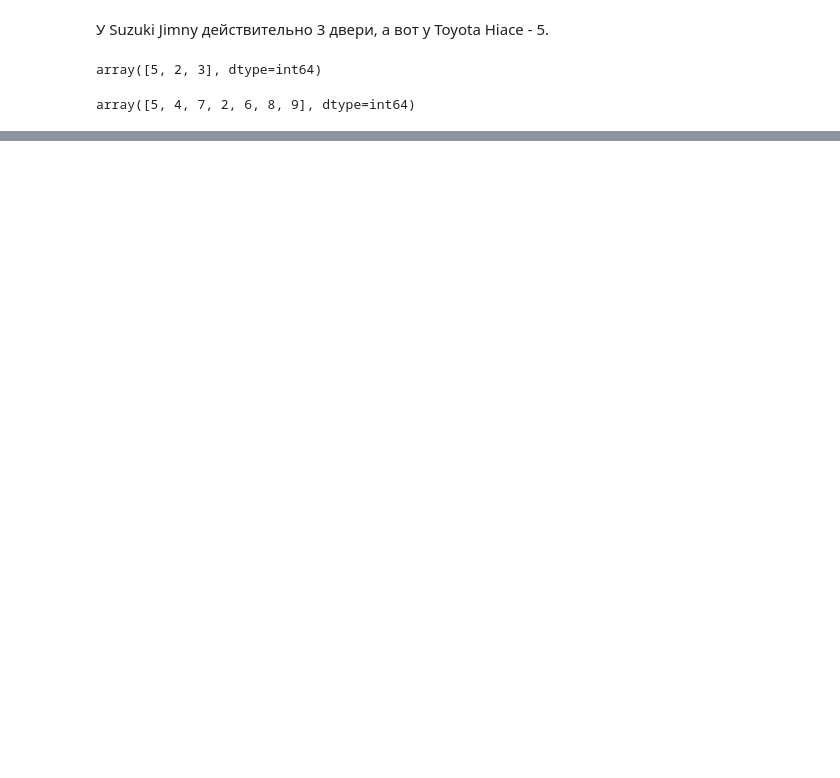
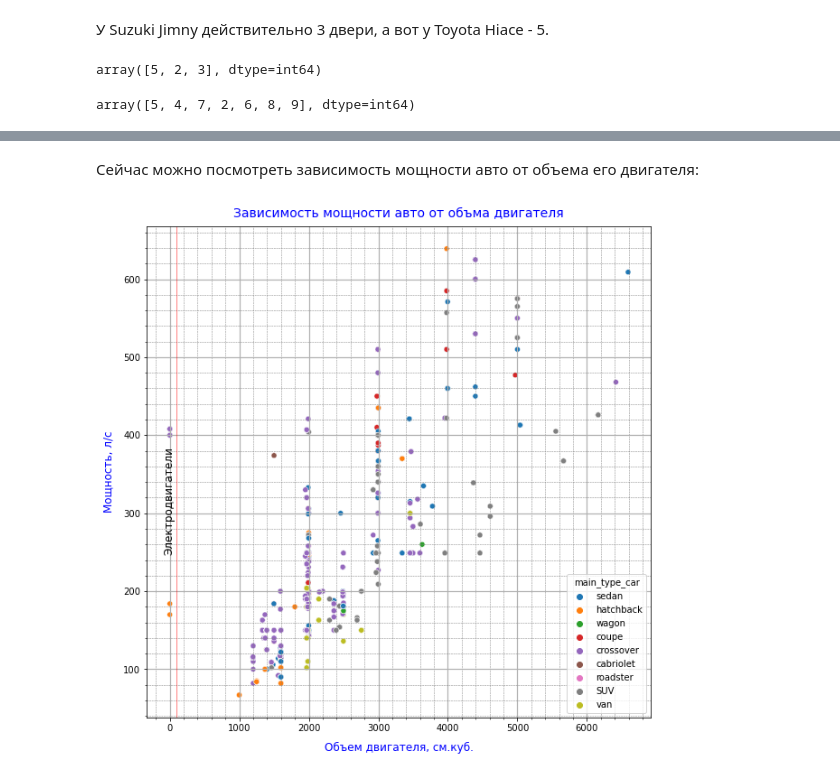
Before and after one commit to BasilPDS/Other_task, a Jupyter notebook: Task_auto_classif.ipynb, the cells around one changed output, grey strips where cells are left out. Drawn from its saved outputs; the diff is of its cells as text; code cells hidden in the pictures; blank space fills up the shorter version.

```diff
--- a/Task_auto_classif.ipynb
+++ b/Task_auto_classif.ipynb
@@ -354,0 +511,22 @@ array([5, 4, 7, 2, 6, 8, 9], dtype=int64)
+# %% [markdown]
+Сейчас можно посмотреть зависимость мощности авто от объема его двигателя:
+# %%
+# Создаем полотно
+plt.figure(figsize=(10, 10))
+#plt.scatter(df['engin_volume'], df['power'])
+sns.scatterplot(data=df, x='engin_volume', y='power', hue='main_type_car')
+# Название осей
+plt.xlabel('Объем двигателя, см.куб.', fontsize=12, color='blue', labelpad=10)
+plt.ylabel('Мощность, л/с', fontsize=12, color='blue', labelpad=10)
+# Название графика
+plt.title('Зависимость мощности авто от объма двигателя', fontsize=14, color='blue', pad=10)
+# Параметры сетки
+plt.grid(which='major', linewidth=1.2) # Главная
+plt.grid(which='minor', linestyle='--', color='gray', linewidth=0.5) # Вспомогательная
+plt.minorticks_on() # Включить показ минорной сетки
+# Добавление линии (горизонтальной) на график
+plt.axvline(x=100., ymin=0, ymax=1, linewidth=0.5, color='r')
+# Добавление текста
+plt.text(-90., 250, 'Электродвигатели', fontsize=12, rotation=90);
+# %% [output]
+[figure, added]
```
Also changed, not shown: parts of 59 cells of this notebook.
